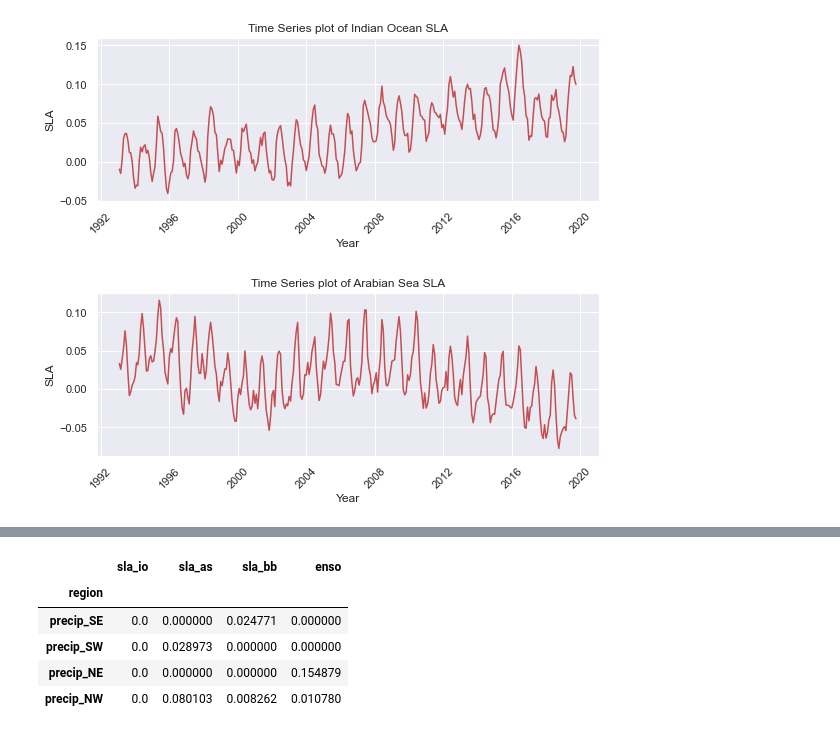
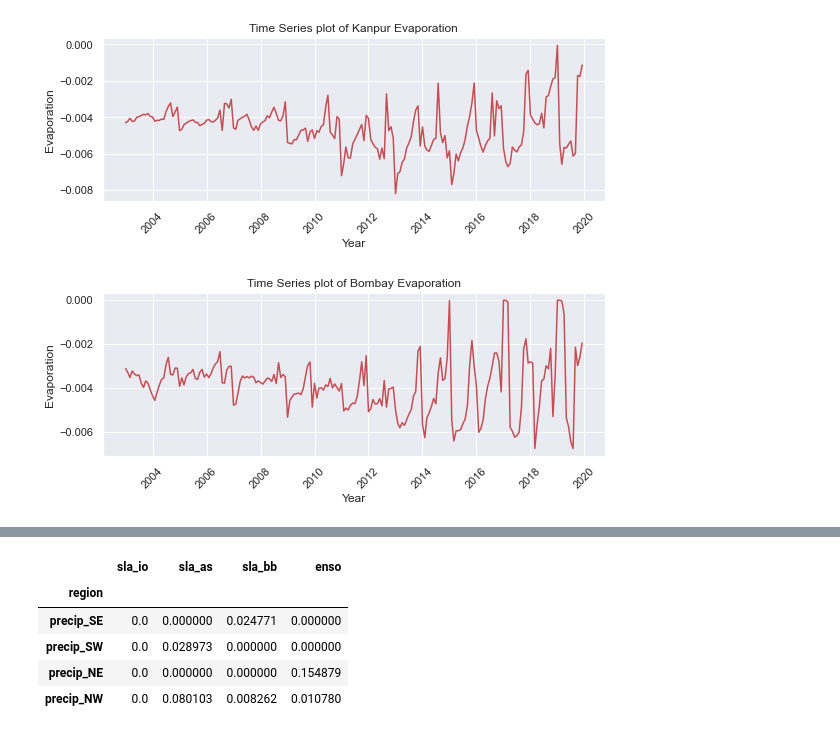
Before and after one commit to rghoshal18/ugpcode, a Jupyter notebook: GC_MI.ipynb, the cells around one changed output, grey strips where cells are left out. Cells and saved outputs as stored; diff of their text form; code cells hidden in the pictures.

```diff
--- a/GC_MI.ipynb
+++ b/GC_MI.ipynb
@@ -33 +14,13 @@ time = pd.DatetimeIndex(df['time']).unique()
+# %%
+df = pd.read_csv("D:/UGP/datasets/new_precip.csv").drop(['nv','time_bnds','lat_bnds','lon_bnds'],axis=1).drop_duplicates().reset_index(drop=True)
+evapr = pd.read_csv("D:/UGP/datasets/evapr.csv").sort_values(["lat", "lon","time"], ascending = (True, True,True))
+
+# df.describe()
+df['evapr'] = evapr['e']
+# %%
+time = pd.DatetimeIndex(df['time']).unique()
+
+bhopal = df[(df['lat'] == 23.75) & (df['lon'] == 76.25 ) ]
+kanpur = df[(df['lat'] == 26.25) & (df['lon'] == 81.25 ) ]
+bombay = df[(df['lat'] == 18.75) & (df['lon'] == 71.25 ) ]
 # %%
@@ -82,24 +73,20 @@ plt.show()
 # %%
-# Time Series plot for Sea Level Anomaly regime for Indain Ocean
-
 fig,ax = plt.subplots(figsize=(9,3))
-plt.plot(time,s1, 'r') # 'r' is the color red
+plt.plot(time,kanpur["evapr"], 'r') # 'r' is the color red
 plt.xlabel('Year')
-plt.ylabel('SLA')
+plt.ylabel('Evaporation')
 plt.setp(ax.get_xticklabels(), rotation=45)
-plt.title('Time Series plot of Indian Ocean SLA')
+plt.title('Time Series plot of Kanpur Evaporation')
 plt.show()
 # %% [output]
-[figure, old version]
+[figure, new version]
 # %%
-# Time Series plot for Sea Level Anomaly regime for Arabian Sea
-
 fig,ax = plt.subplots(figsize=(9,3))
-plt.plot(time,s2, 'r') # 'r' is the color red
+plt.plot(time,bombay["evapr"], 'r') # 'r' is the color red
 plt.xlabel('Year')
-plt.ylabel('SLA')
+plt.ylabel('Evaporation')
 plt.setp(ax.get_xticklabels(), rotation=45)
-plt.title('Time Series plot of Arabian Sea SLA')
+plt.title('Time Series plot of Bombay Evaporation')
 plt.show()
 # %% [output]
-[figure, old version]
+[figure, new version]
```
Also changed, not shown: parts of 19 cells of this notebook, 3 other files.
